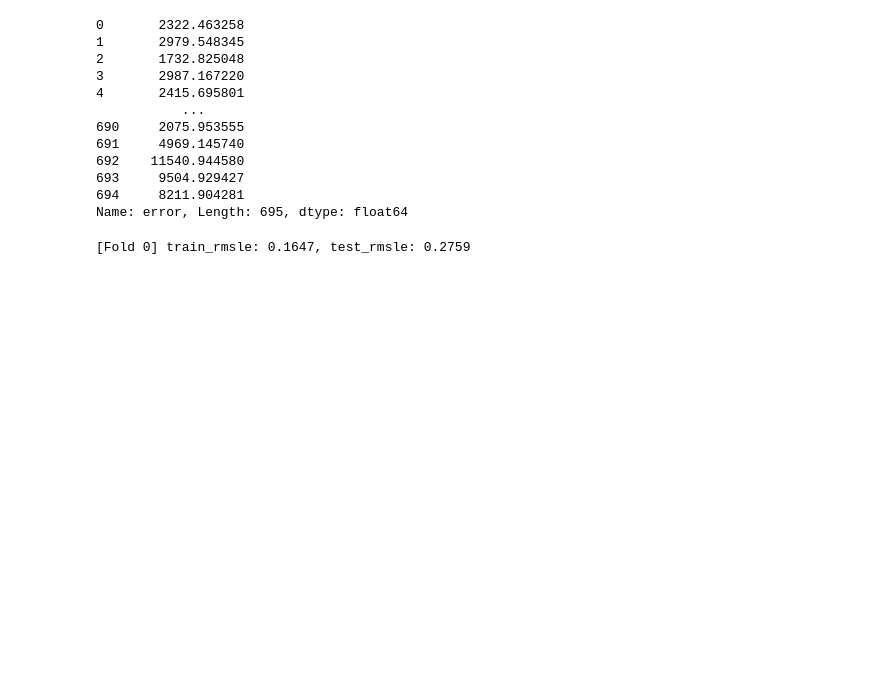
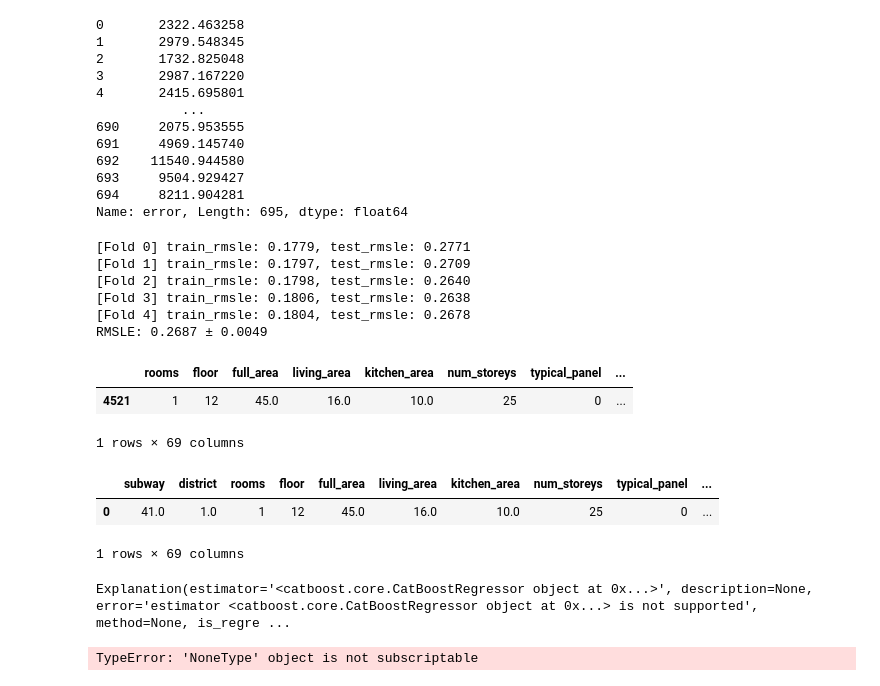
Before and after one commit to nvkoval/web-app_rent_price_prediction, a Jupyter notebook: noteboks/real_estate_feature_eng.ipynb, the cells around one changed output. Drawn from its saved outputs; the diff is of its cells as text; code cells hidden in the pictures; blank space fills up the shorter version.

Commit message:
delete `subway` from input

```diff
--- a/noteboks/real_estate_feature_eng.ipynb
+++ b/noteboks/real_estate_feature_eng.ipynb
@@ -5282,7 +5263,7 @@ parameters_ctb = {
     "subsample": 0.6,
     "rsm": 0.6,
     "depth": 5,
-    "l2_leaf_reg": 5,
+    "l2_leaf_reg": 12,
     "verbose": False
 }
 
@@ -5295,4 +5276,9 @@ ctb_model = Pipeline([
 
 run_cv(ctb_model, X, y, folds=5, target_log=True, cv_type=StratifiedKFold, success_metric=rmsle_score)
 # %% [output]
-[Fold 0] train_rmsle: 0.1647, test_rmsle: 0.2759
+[Fold 0] train_rmsle: 0.1779, test_rmsle: 0.2771
+[Fold 1] train_rmsle: 0.1797, test_rmsle: 0.2709
+[Fold 2] train_rmsle: 0.1798, test_rmsle: 0.2640
+[Fold 3] train_rmsle: 0.1806, test_rmsle: 0.2638
+[Fold 4] train_rmsle: 0.1804, test_rmsle: 0.2678
+RMSLE: 0.2687 ± 0.0049
@@ -5334,0 +5325,18 @@ predictions['error']
+# %%
+X_test
+# %% [output]
+|  | rooms | floor | full_area | living_area | kitchen_area | num_storeys | typical_panel | ... |
+| 4521 | 1 | 12 | 45.0 | 16.0 | 10.0 | 25 | 0 | ... |
+1 rows × 69 columns
+# %%
+test
+# %% [output]
+|  | subway | district | rooms | floor | full_area | living_area | kitchen_area | num_storeys | typical_panel | ... |
+| 0 | 41.0 | 1.0 | 1 | 12 | 45.0 | 16.0 | 10.0 | 25 | 0 | ... |
+1 rows × 69 columns
+# %%
+explain_prediction(model[1], test.astype(float),
+        top=(10, 10),
+        feature_names=model[0].get_feature_names_out())
+# %% [output]
+Explanation(estimator='<catboost.core.CatBoostRegressor object at 0x...>', description=None, error='estimator <catboost.core.CatBoostRegressor object at 0x...> is not supported', method=None, is_regre ...
@@ -5334,0 +5349,24 @@ predictions['error']
+# %%
+model = joblib.load("../data/ctb_model.sav")
+cm = colormaps['cividis']
+test = pd.DataFrame(model[0].transform(X_test),
+                        columns=model[0].get_feature_names_out())
+df = formatters.as_dataframe.explain_prediction_df(
+        model[1], test.astype(float),
+        top=(10, 10),
+        feature_names=model[0].get_feature_names_out())
+df.loc[1:, 'weight'] = np.expm1(df['weight'])*np.expm1(df.loc[0, 'weight'])
+df = (df
+          .loc[1:, ['weight', 'feature']]
+          .rename(columns={'weight': 'вплив на ціну',
+                           'feature': 'характеристика'}))
+df_formatted = (df
+                    .style.background_gradient(cmap=cm)
+                    .format({'вплив на ціну': '{0:+.2f}'}))
+
+fig, ax = plt.subplots(figsize=(10, 6))
+plt.yticks(ticks=np.arange(df.shape[0]),
+               labels=df['характеристика'], fontsize=10)
+ax.barh(df['характеристика'], df['вплив на ціну'], color='DarkCyan')
+# %% [output]
+TypeError: 'NoneType' object is not subscriptable
```
Also changed, not shown: parts of 9 cells of this notebook, 12 other files.
